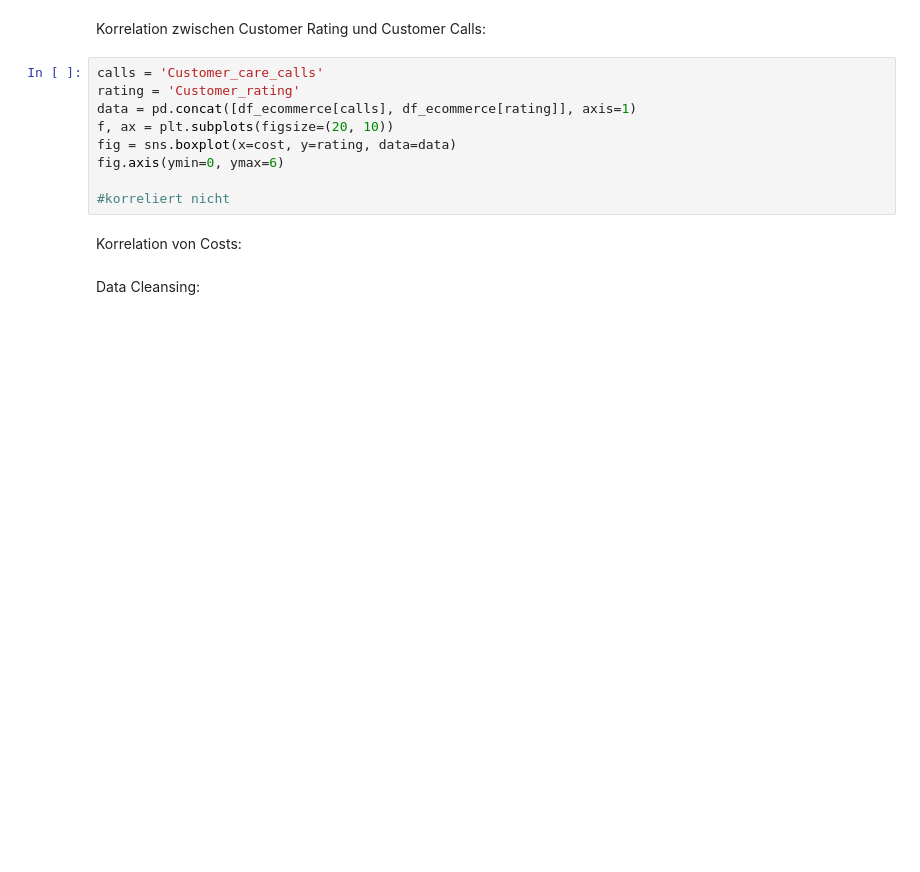
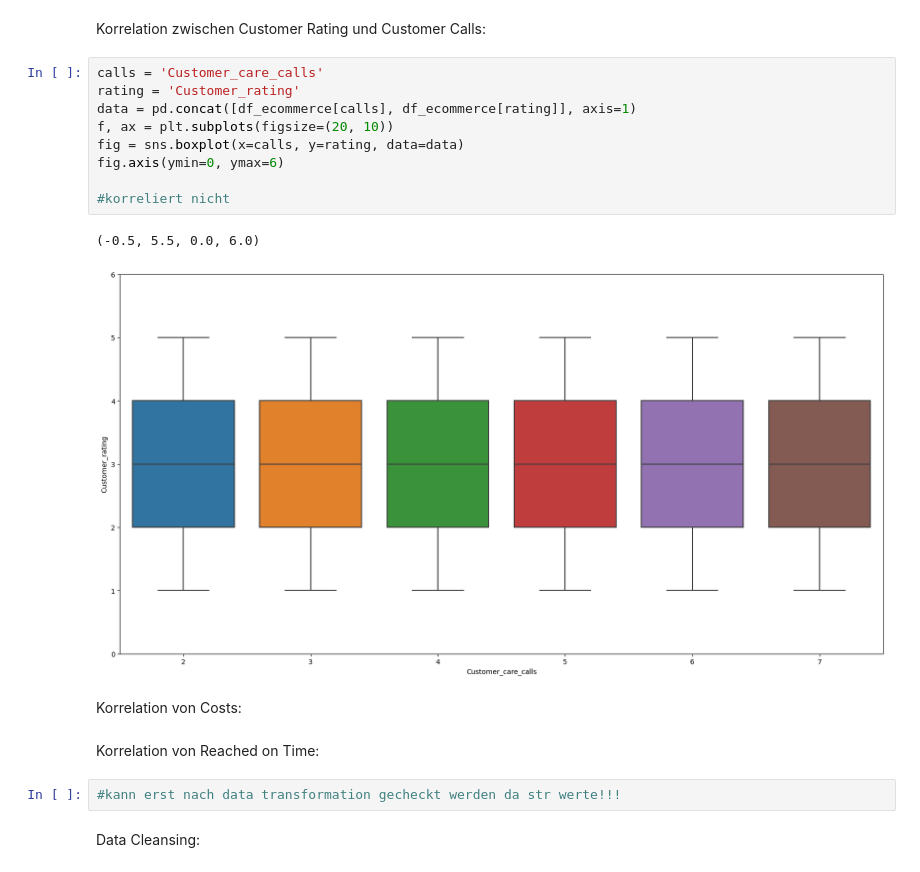
Before and after one commit to jonathan-baumann/PDA, a Jupyter notebook: use_case_group4_ecommerce.ipynb, the cells around one changed output. Cells and saved outputs as stored; diff of their text form; blank space fills up the shorter version.

```diff
--- a/use_case_group4_ecommerce.ipynb
+++ b/use_case_group4_ecommerce.ipynb
@@ -158,14 +292,21 @@ Korrelation zwischen Customer Rating und Customer Calls:
 # %%
 calls = 'Customer_care_calls'
 rating = 'Customer_rating'
 data = pd.concat([df_ecommerce[calls], df_ecommerce[rating]], axis=1)
 f, ax = plt.subplots(figsize=(20, 10))
-fig = sns.boxplot(x=cost, y=rating, data=data)
+fig = sns.boxplot(x=calls, y=rating, data=data)
 fig.axis(ymin=0, ymax=6)
 
 #korreliert nicht
+# %% [output]
+(-0.5, 5.5, 0.0, 6.0)
+[figure, added]
 # %% [markdown]
 Korrelation von Costs:
+# %% [markdown]
+Korrelation von Reached on Time:
+# %%
+#kann erst nach data transformation gecheckt werden da str werte!!!
 # %% [markdown]
 Data Cleansing:
 # %%
```
Also changed, not shown: parts of 69 cells of this notebook, 1 other file.
